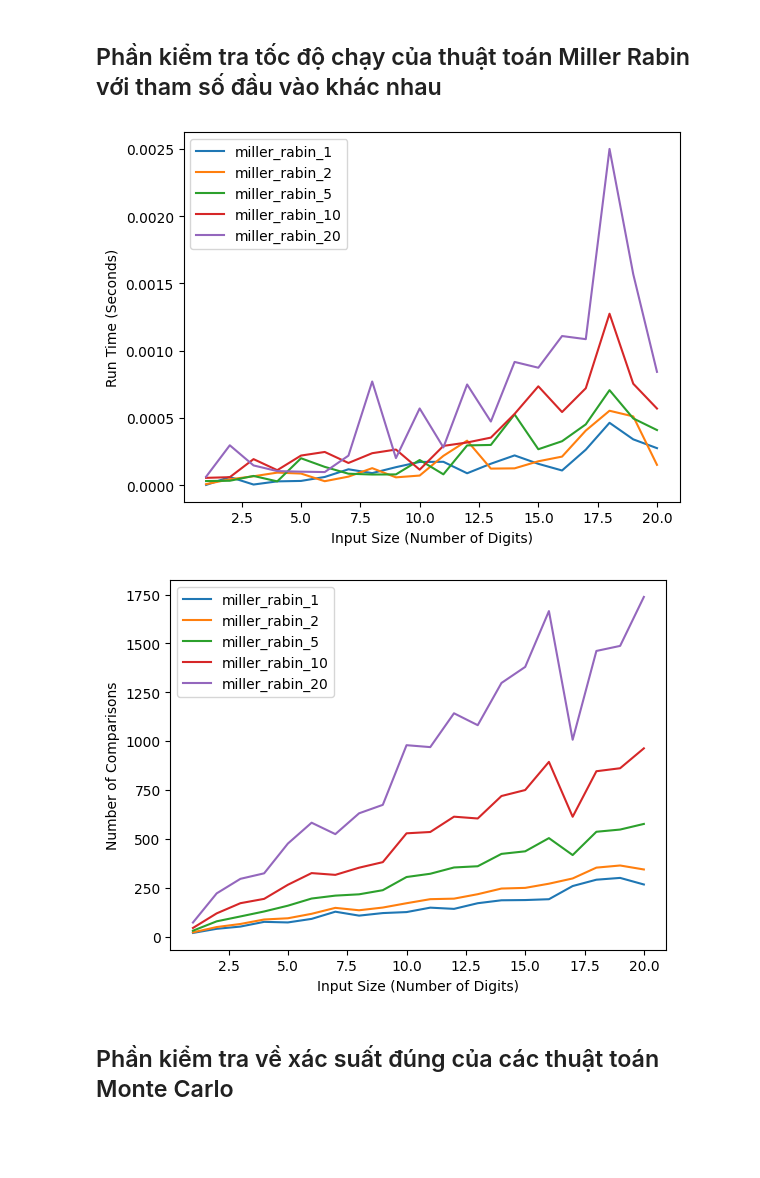
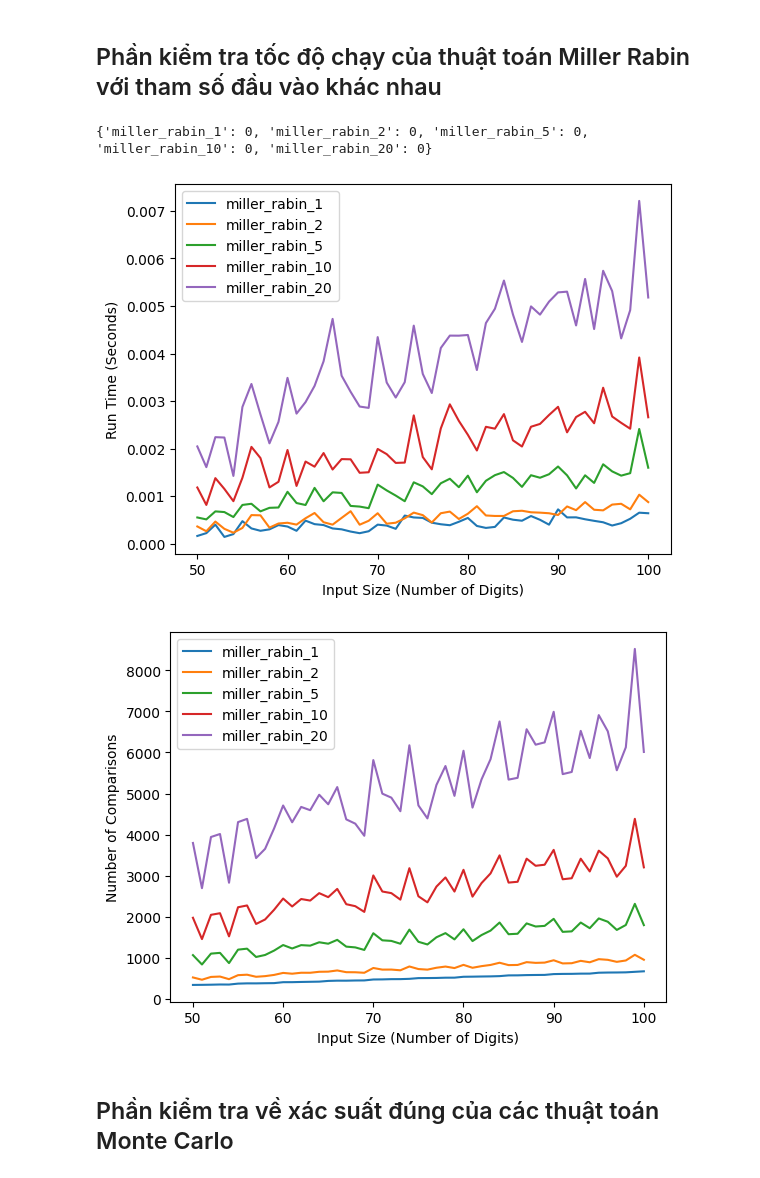
Before and after one commit to nbtin/algo_complexity, a Jupyter notebook: 20120081.ipynb, the cells around one changed output. Drawn from its saved outputs; the diff is of its cells as text; code cells hidden in the pictures; blank space fills up the shorter version.

```diff
--- a/20120081.ipynb
+++ b/20120081.ipynb
@@ -142,55 +164,68 @@ k_list       = [1, 2, 5, 10, 20]
 run_times = {}
 comparisons_count = {}
 
+wrong_freqency = {}
 # init dictionary
 for func, k_number in zip(list_of_algo, k_list):
-    run_times[func.__name__ + '_' + str(k_number)] = {}
-    comparisons_count[func.__name__ + '_' + str(k_number)] = {}
+    func_name = func.__name__ + '_' + str(k_number)
 
-n_digts = range(1, 21, 1)
-n_repeat = 30
+    run_times[func_name] = {}
+    comparisons_count[func_name] = {}
+
+n_digts = range(50, 101, 1)
+n_repeat = 50
 for n_digt in n_digts:
     save_path = os.path.join(route_test, f'test_case_{n_digt}_digit_Miller_Rabin.txt')
     open(save_path, 'a').close()
     for repeat in range(n_repeat):
         with open(save_path, 'a') as f:
-            number = generate_random_large_number(n_digt)
+            number = generate_random_large_nonprime(n_digt//5, 5) if randint(0, 1) else generate_random_large_prime(n_digt)
             f.write('Input: ' + str(number) + '\n')
             check_ans = []
             for func, k_number in zip(list_of_algo, k_list):
                 run_time, results = measure_time(func, number, k_number)
                 results, comparisons = results
-                # print(func.__name__, ':', run_time, 's')
+                func_name = func.__name__ + '_' + str(k_number)
                 try:
-                    run_times[func.__name__ + '_' + str(k_number)][repeat].append(run_time)
-                    comparisons_count[func.__name__ +  '_' + str(k_number)][repeat].append(comparisons)
+                    run_times[func_name][repeat].append(run_time)
+                    comparisons_count[func_name][repeat].append(comparisons)
                 except:
-                    run_times[func.__name__ + '_' + str(k_number)][repeat] = [run_time]
-                    comparisons_count[func.__name__ +  '_' + str(k_number)][repeat] = [comparisons]
-                check_ans.append(results)
+                    run_times[func_name][repeat] = [run_time]
+                    comparisons_count[func_name][repeat] = [comparisons]
+
+                verdict = 1 if results != isprime(number) else 0
+
+                try:
+                    wrong_freqency[func_name] += verdict
+                except:
+                    wrong_freqency[func_name] = verdict
+
 
             # Kiểm tra đáp án của các thuật toán có giống nhau không
             # assert check_ans.count(check_ans[0]) == len(check_ans), 'Các thuật toán không trả về đáp án giống nhau'
 
 avg_run_times = {}
 avg_comparisons_count = {}
 """
     Lát ông dùng thêm cái sympy isprime của nó để check kết quả đúng giùm tôi nha :Vv
 """
+print(wrong_freqency)
 for func, k_number in zip(list_of_algo, k_list):
+    func_name = func.__name__+ '_' + str(k_number)
     calculate_run_time = []
     calculate_comparisons_count = []
     for repeat in range(n_repeat):
-        calculate_run_time.append(run_times[func.__name__+ '_' + str(k_number)][repeat])
-        calculate_comparisons_count.append(comparisons_count[func.__name__+ '_' + str(k_number)][repeat])
-    avg_run_times[func.__name__+ '_' + str(k_number)] = np.mean(calculate_run_time, axis=0)
-    avg_comparisons_count[func.__name__+ '_' + str(k_number)] = np.mean(calculate_comparisons_count, axis=0)
+        calculate_run_time.append(run_times[func_name][repeat])
+        calculate_comparisons_count.append(comparisons_count[func_name][repeat])
+    avg_run_times[func_name] = np.mean(calculate_run_time, axis=0)
+    avg_comparisons_count[func_name] = np.mean(calculate_comparisons_count, axis=0)
 
 plot_run_times(avg_run_times, n_digts)
 plot_comparisons(avg_comparisons_count, n_digts)
 # %% [output]
+{'miller_rabin_1': 0, 'miller_rabin_2': 0, 'miller_rabin_5': 0, 'miller_rabin_10': 0, 'miller_rabin_20': 0}
-[figure, old version]
+[figure, new version]
-[figure, old version]
+[figure, new version]
 # %% [markdown]
 ## Phần kiểm tra về xác suất đúng của các thuật toán Monte Carlo
 # %%
```
Also changed, not shown: parts of 5 cells of this notebook.
